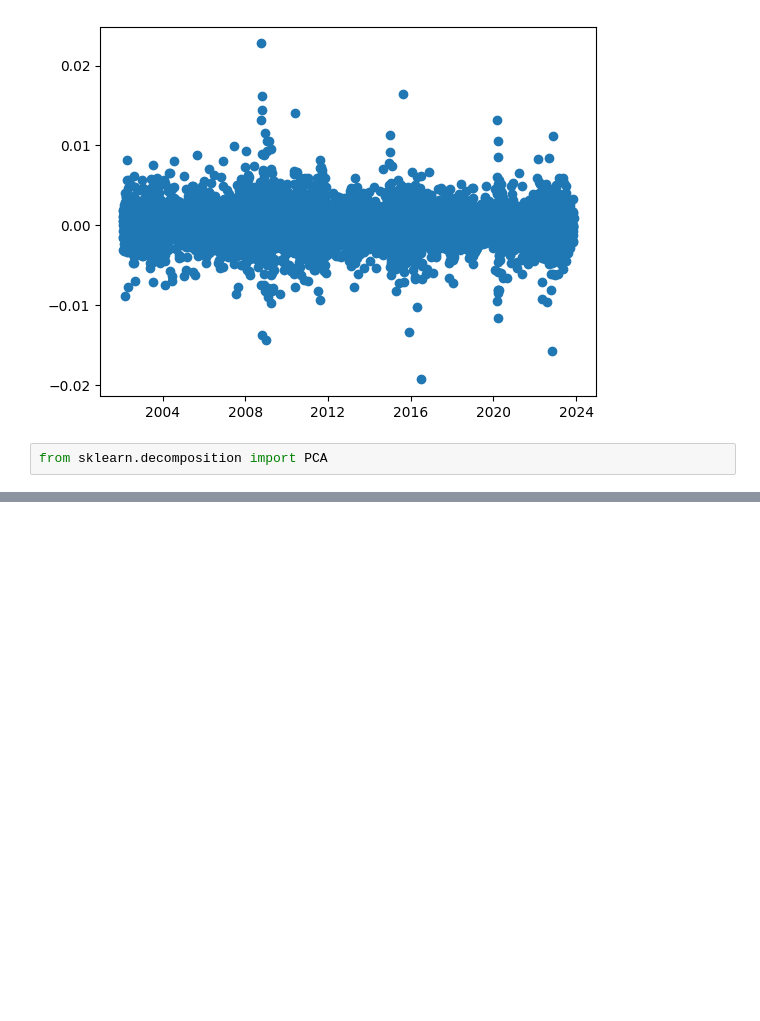
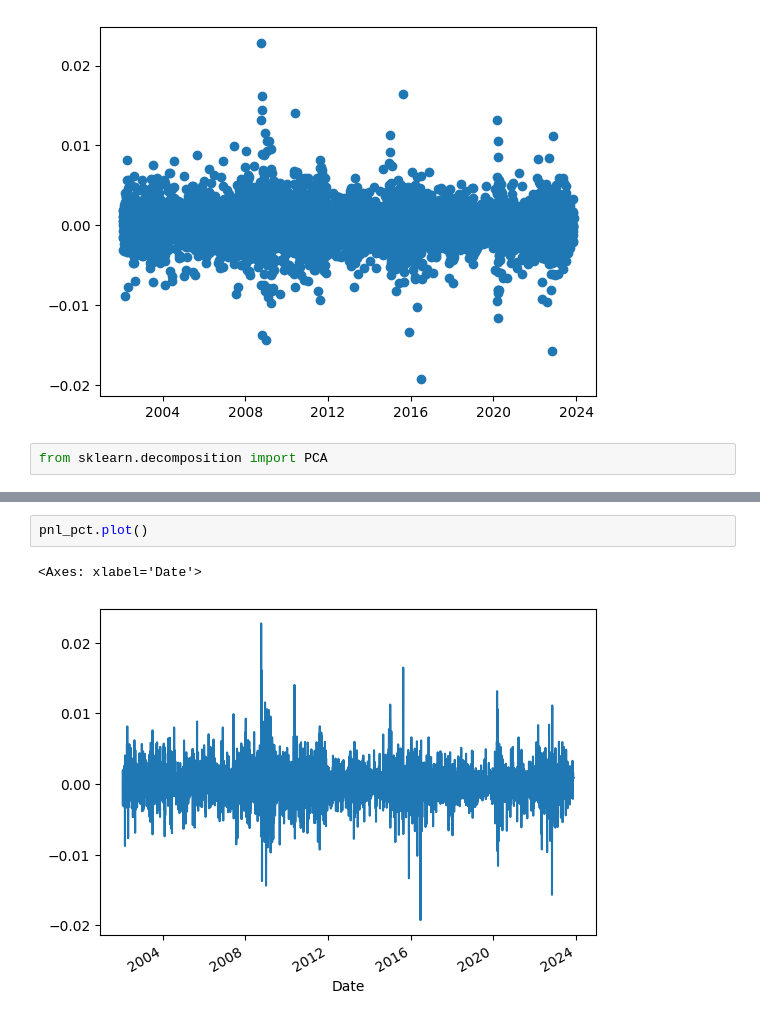
Before and after one commit to franceschiniandrea/bsic_systematic_fx, a Jupyter notebook: src/preprocess_factors.ipynb, the cells around one changed output, grey strips where cells are left out. Drawn from its saved outputs; the diff is of its cells as text; blank space fills up the shorter version.

```diff
--- a/src/preprocess_factors.ipynb
+++ b/src/preprocess_factors.ipynb
@@ -152 +168,6 @@ from sklearn.decomposition import PCA
+# %%
+pnl_pct.plot()
+# %% [output]
+<Axes: xlabel='Date'>
+[figure, added]
 # %%
```
Also changed, not shown: parts of 2 cells of this notebook.
